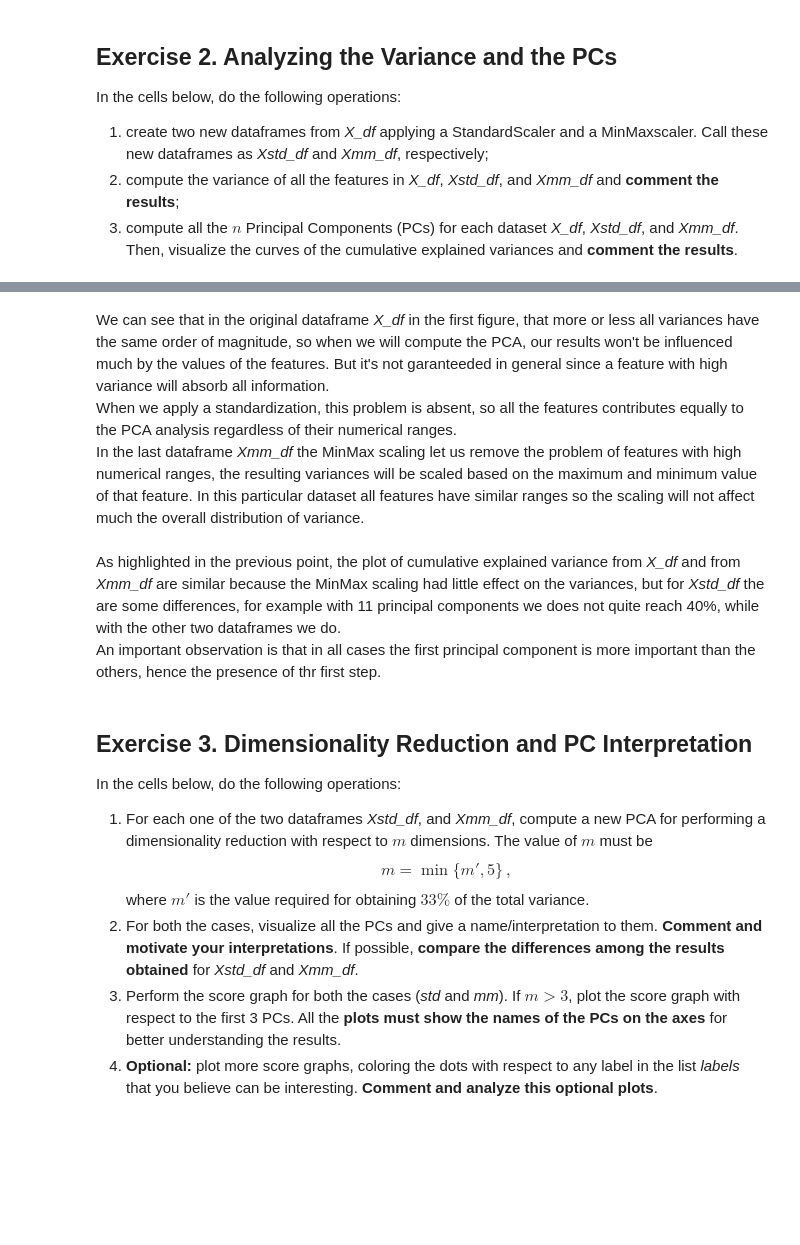
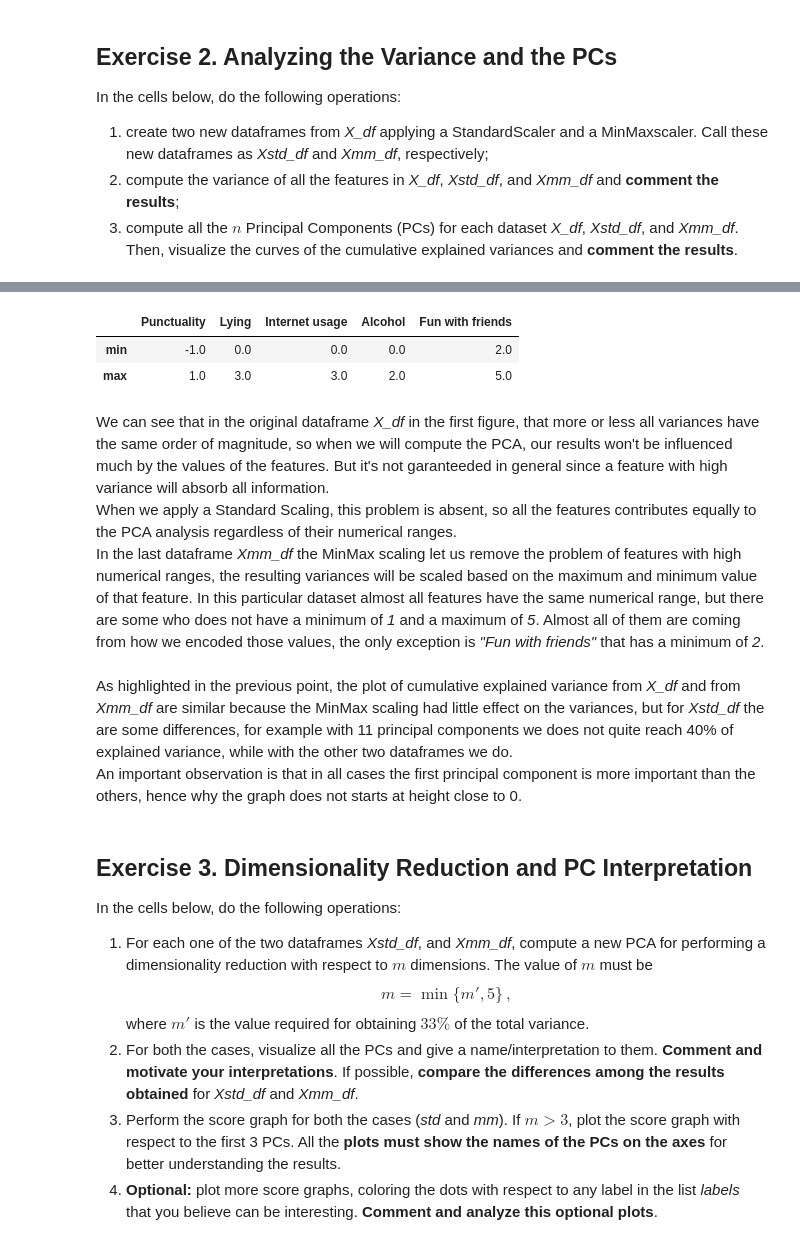
Before and after one commit to Nuzz23/02TWYSM-Computational-linear-algebra-for-large-scale-problems, a Jupyter notebook: Assignments/DellaSanta/HWpca_Surname1_Surname2.ipynb, the cells around one changed output, grey strips where cells are left out. Drawn from its saved outputs; the diff is of its cells as text; code cells hidden in the pictures; blank space fills up the shorter version.

```diff
--- a/Assignments/DellaSanta/HWpca_Surname1_Surname2.ipynb
+++ b/Assignments/DellaSanta/HWpca_Surname1_Surname2.ipynb
@@ -274,6 +390,17 @@ plot_variances(Xmm_df, "Variances after MinMax scaling")
+# %%
+
+diff = desc.loc['max'] - desc.loc['min']
+
+columns_not_equal_4 = diff[diff != 4].index.tolist()
+
+display(X_desc.loc[['min', 'max'], columns_not_equal_4])
+# %% [output]
+|  | Punctuality | Lying | Internet usage | Alcohol | Fun with friends |
+| min | -1.0 | 0.0 | 0.0 | 0.0 | 2.0 |
+| max | 1.0 | 3.0 | 3.0 | 2.0 | 5.0 |
 # %% [markdown]
 We can see that in the original dataframe <I>X_df</I> in the first figure, that more or less all variances have the same order of magnitude, so when we will compute the PCA, our results won't be influenced much by the values of the features. But it's not garanteeded in general since a feature with high variance will absorb all information.<br>
-When we apply a standardization, this problem is absent, so all the features contributes equally to the PCA analysis regardless of their numerical ranges.<br>
-In the last dataframe <I>Xmm_df</I> the MinMax scaling let us remove the problem of features with high numerical ranges, the resulting variances will be scaled based on the maximum and minimum value of that feature. In this particular dataset all features have similar ranges so the scaling will not affect much the overall distribution of variance.
+When we apply a Standard Scaling, this problem is absent, so all the features contributes equally to the PCA analysis regardless of their numerical ranges.<br>
+In the last dataframe <I>Xmm_df</I> the MinMax scaling let us remove the problem of features with high numerical ranges, the resulting variances will be scaled based on the maximum and minimum value of that feature. In this particular dataset almost all features have the same numerical range, but there are some who does not have a minimum of <I>1</I> and a maximum of <I>5</I>. Almost all of them are coming from how we encoded those values, the only exception is <I>"Fun with friends"</I> that has a minimum of <I>2</I>.
 # %%
 # 3
@@ -305,8 +432,8 @@ plot_explained_variance_ratio(pca_x, 'Responses')
 plot_explained_variance_ratio(pca_x_std, 'Responses with standardization')
 plot_explained_variance_ratio(pca_x_mm, 'Responses with minmax scaling')
 # %% [markdown]
-As highlighted in the previous point, the plot of cumulative explained variance from <I>X_df</I> and from <I>Xmm_df</I> are similar because the MinMax scaling had little effect on the variances, but for <I>Xstd_df</I> the are some differences, for example with 11 principal components we does not quite reach 40%, while with the other two dataframes we do.<br>
-An important observation is that in all cases the first principal component is more important than the others, hence the presence of thr first step.
+As highlighted in the previous point, the plot of cumulative explained variance from <I>X_df</I> and from <I>Xmm_df</I> are similar because the MinMax scaling had little effect on the variances, but for <I>Xstd_df</I> the are some differences, for example with 11 principal components we does not quite reach 40% of explained variance, while with the other two dataframes we do.<br>
+An important observation is that in all cases the first principal component is more important than the others, hence why the graph does not starts at height close to 0.
 # %% [markdown]
 ## Exercise 3. Dimensionality Reduction and PC Interpretation
 
```
Also changed, not shown: parts of 22 cells of this notebook.
